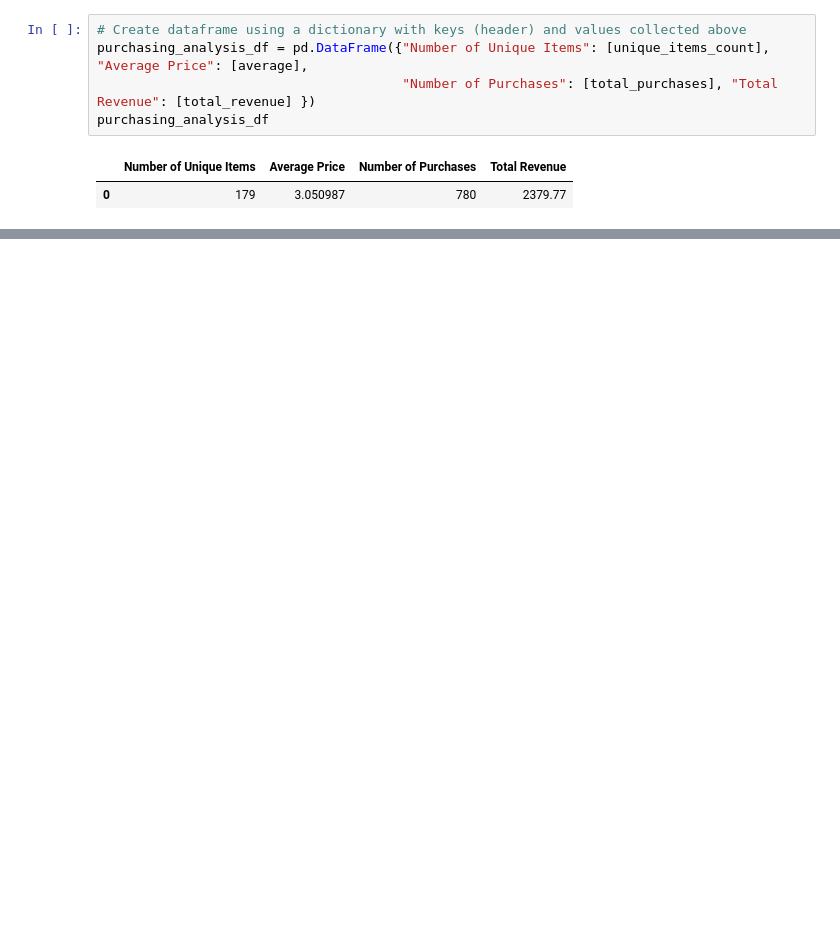
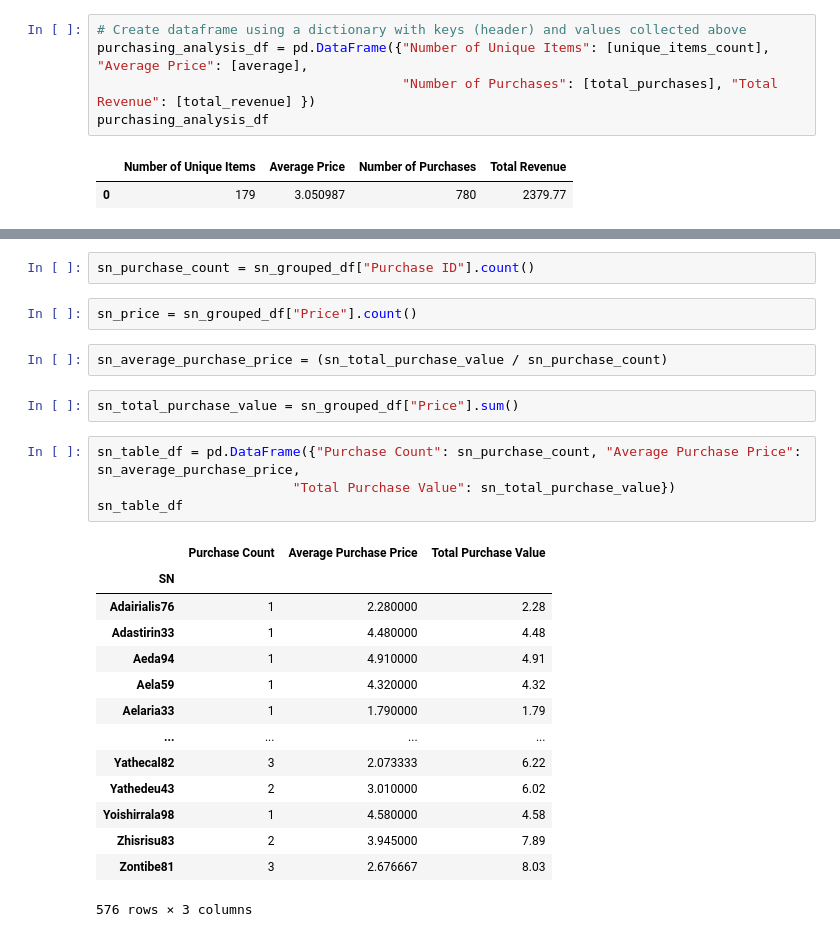
Before and after one commit to Lindsey-G/UCI-Homework-Giron, a Jupyter notebook: Homework_01/04-pandas-challenge/heroes-of-pymoli/Untitled.ipynb, the cells around one changed output, grey strips where cells are left out. Saved outputs shown, nothing was run; the diff lists cells and outputs as text; blank space fills up the shorter version.

```diff
--- a/Homework_01/04-pandas-challenge/heroes-of-pymoli/Untitled.ipynb
+++ b/Homework_01/04-pandas-challenge/heroes-of-pymoli/Untitled.ipynb
@@ -83,0 +174,27 @@ purchasing_analysis_df
+# %%
+sn_purchase_count = sn_grouped_df["Purchase ID"].count()
+# %%
+sn_price = sn_grouped_df["Price"].count()
+# %%
+sn_average_purchase_price = (sn_total_purchase_value / sn_purchase_count)
+# %%
+sn_total_purchase_value = sn_grouped_df["Price"].sum()
+# %%
+sn_table_df = pd.DataFrame({"Purchase Count": sn_purchase_count, "Average Purchase Price": sn_average_purchase_price,
+                         "Total Purchase Value": sn_total_purchase_value})
+sn_table_df
+# %% [output]
+|  | Purchase Count | Average Purchase Price | Total Purchase Value |
+| SN |  |  |  |
+| Adairialis76 | 1 | 2.280000 | 2.28 |
+| Adastirin33 | 1 | 4.480000 | 4.48 |
+| Aeda94 | 1 | 4.910000 | 4.91 |
+| Aela59 | 1 | 4.320000 | 4.32 |
+| Aelaria33 | 1 | 1.790000 | 1.79 |
+| ... | ... | ... | ... |
+| Yathecal82 | 3 | 2.073333 | 6.22 |
+| Yathedeu43 | 2 | 3.010000 | 6.02 |
+| Yoishirrala98 | 1 | 4.580000 | 4.58 |
+| Zhisrisu83 | 2 | 3.945000 | 7.89 |
+| Zontibe81 | 3 | 2.676667 | 8.03 |
+576 rows × 3 columns
```
Also changed, not shown: parts of 32 cells of this notebook.
